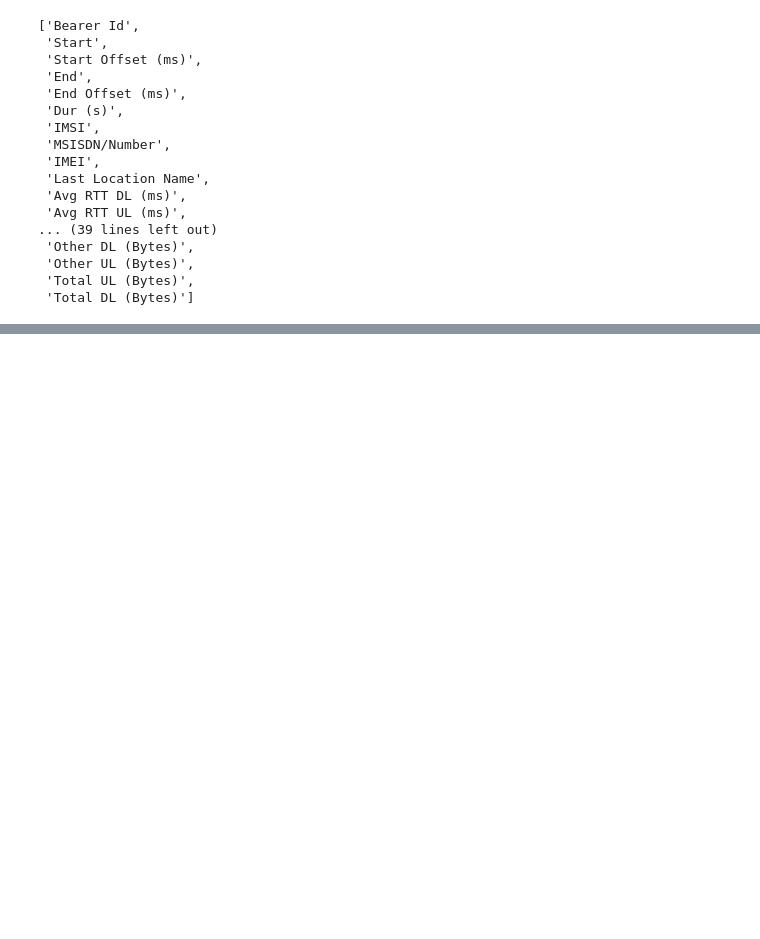
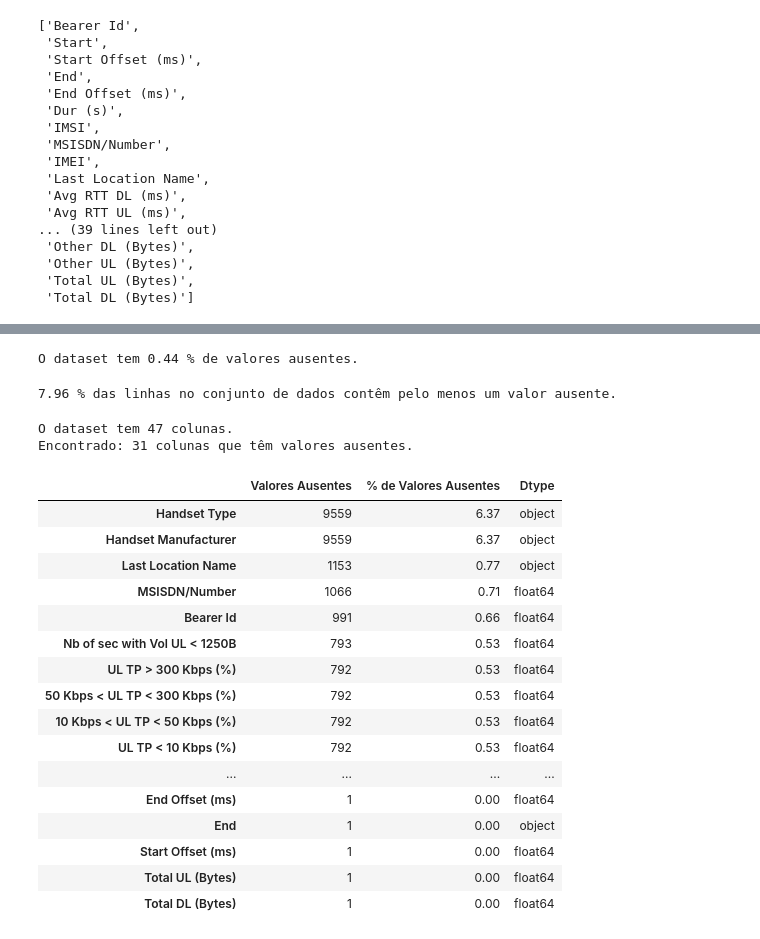
Before and after one commit to ramos-iza/DataScienceAcademy, a Jupyter notebook: projeto3/projeto3.ipynb, the cells around one changed output, grey strips where cells are left out. Cells and saved outputs as stored; diff of their text form; code cells hidden in the pictures; blank space fills up the shorter version.

```diff
--- a/projeto3/projeto3.ipynb
+++ b/projeto3/projeto3.ipynb
@@ -222,0 +428,30 @@ dataset.columns.tolist()
+# %%
+pme1.func_calc_percentual_valores_ausentes(dataset_clean)
+# %% [output]
+O dataset tem 0.44 % de valores ausentes.
+# %%
+pme1.func_calc_percentual_valores_ausentes_linha(dataset_clean)
+# %% [output]
+7.96 % das linhas no conjunto de dados contêm pelo menos um valor ausente.
+# %%
+pme1.func_calc_percentual_valores_ausentes_coluna(dataset_clean)
+# %% [output]
+O dataset tem 47 colunas.
+Encontrado: 31 colunas que têm valores ausentes.
+|  | Valores Ausentes | % de Valores Ausentes | Dtype |
+| Handset Type | 9559 | 6.37 | object |
+| Handset Manufacturer | 9559 | 6.37 | object |
+| Last Location Name | 1153 | 0.77 | object |
+| MSISDN/Number | 1066 | 0.71 | float64 |
+| Bearer Id | 991 | 0.66 | float64 |
+| Nb of sec with Vol UL < 1250B | 793 | 0.53 | float64 |
+| UL TP > 300 Kbps (%) | 792 | 0.53 | float64 |
+| 50 Kbps < UL TP < 300 Kbps (%) | 792 | 0.53 | float64 |
+| 10 Kbps < UL TP < 50 Kbps (%) | 792 | 0.53 | float64 |
+| UL TP < 10 Kbps (%) | 792 | 0.53 | float64 |
+| ... | ... | ... | ... |
+| End Offset (ms) | 1 | 0.00 | float64 |
+| End | 1 | 0.00 | object |
+| Start Offset (ms) | 1 | 0.00 | float64 |
+| Total UL (Bytes) | 1 | 0.00 | float64 |
+| Total DL (Bytes) | 1 | 0.00 | float64 |
```
Also changed, not shown: parts of 35 cells of this notebook.
